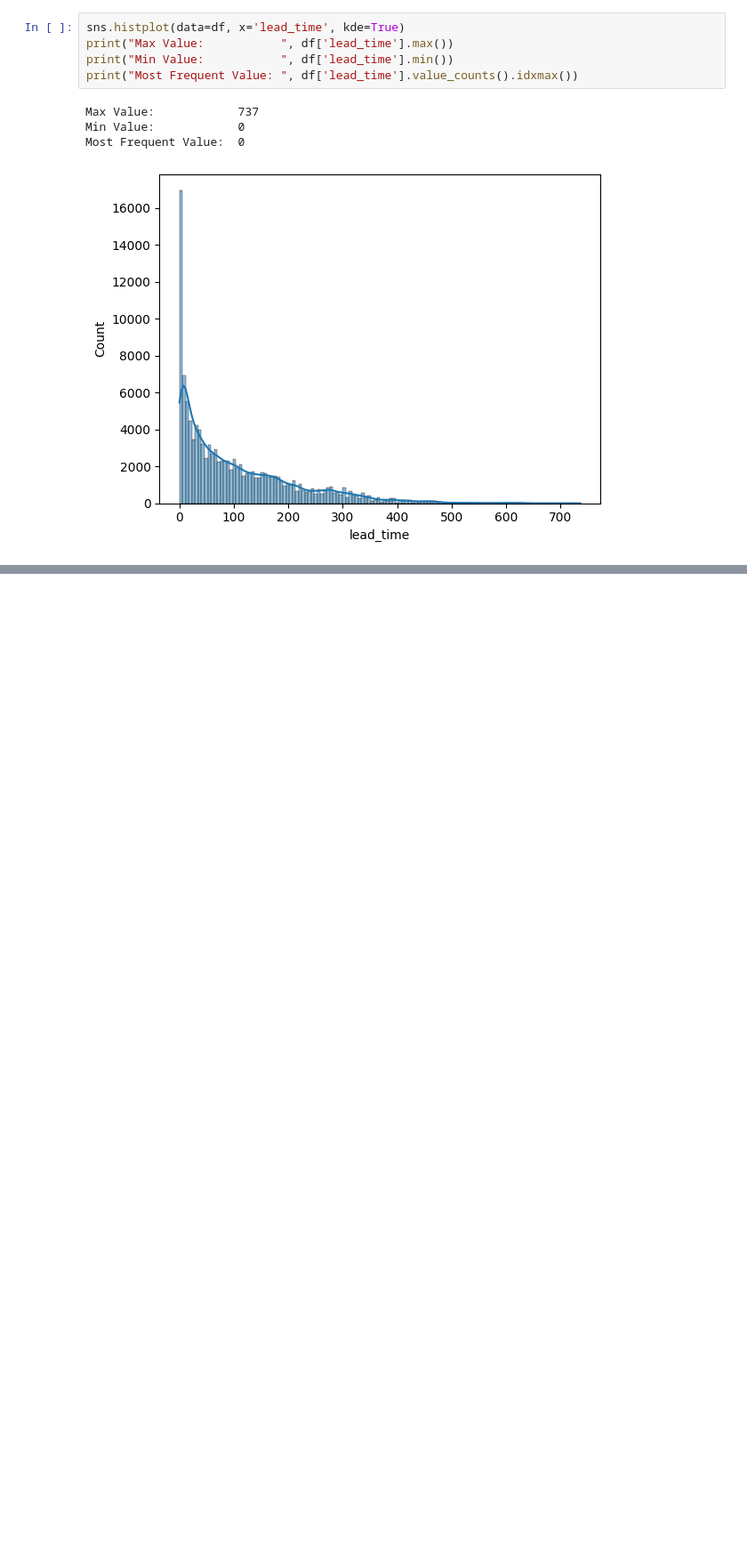
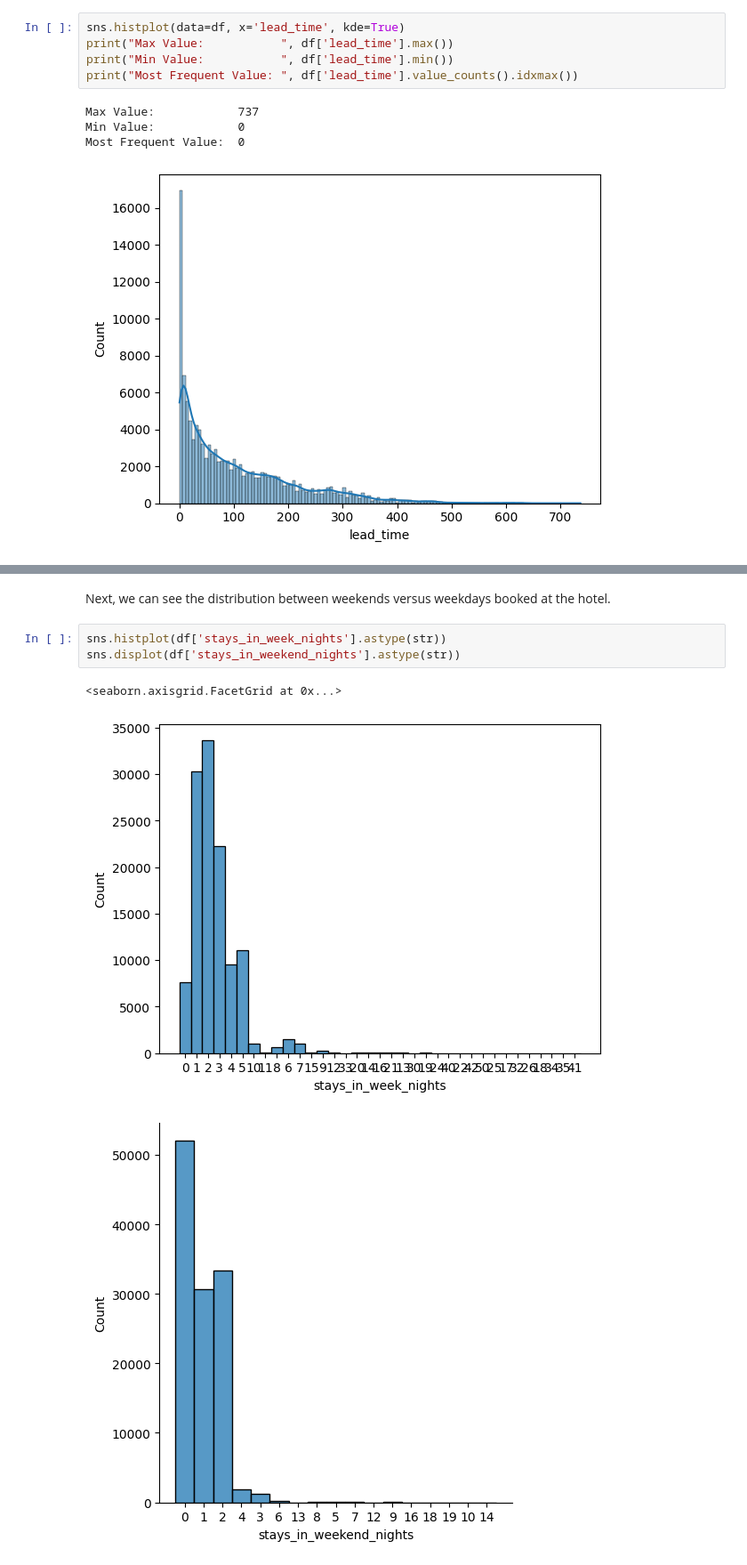
Before and after one commit to thadUra/ECS-171-Hotel-Cancellation, a Jupyter notebook: DataExplorationMilestone.ipynb, the cells around one changed output, grey strips where cells are left out. Shown at 89% size. Cells and saved outputs as stored; diff of their text form; blank space fills up the shorter version.

```diff
--- a/DataExplorationMilestone.ipynb
+++ b/DataExplorationMilestone.ipynb
@@ -59,0 +216,9 @@ Most Frequent Value:  0
+# %% [markdown]
+Next, we can see the distribution between weekends versus weekdays booked at the hotel.
+# %%
+sns.histplot(df['stays_in_week_nights'].astype(str))
+sns.displot(df['stays_in_weekend_nights'].astype(str))
+# %% [output]
+<seaborn.axisgrid.FacetGrid at 0x...>
+[figure, added]
+[figure, added]
```
Also changed, not shown: parts of 46 cells of this notebook, 3 other files.
